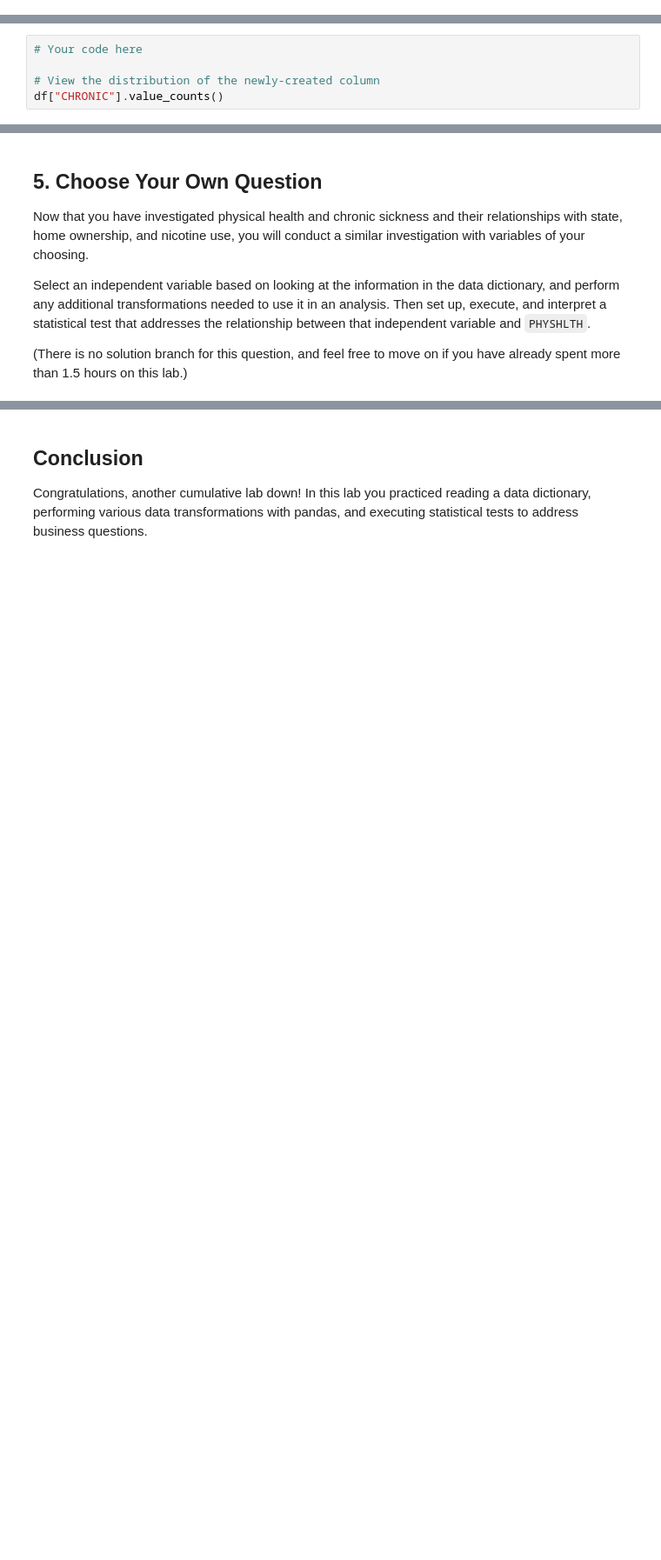
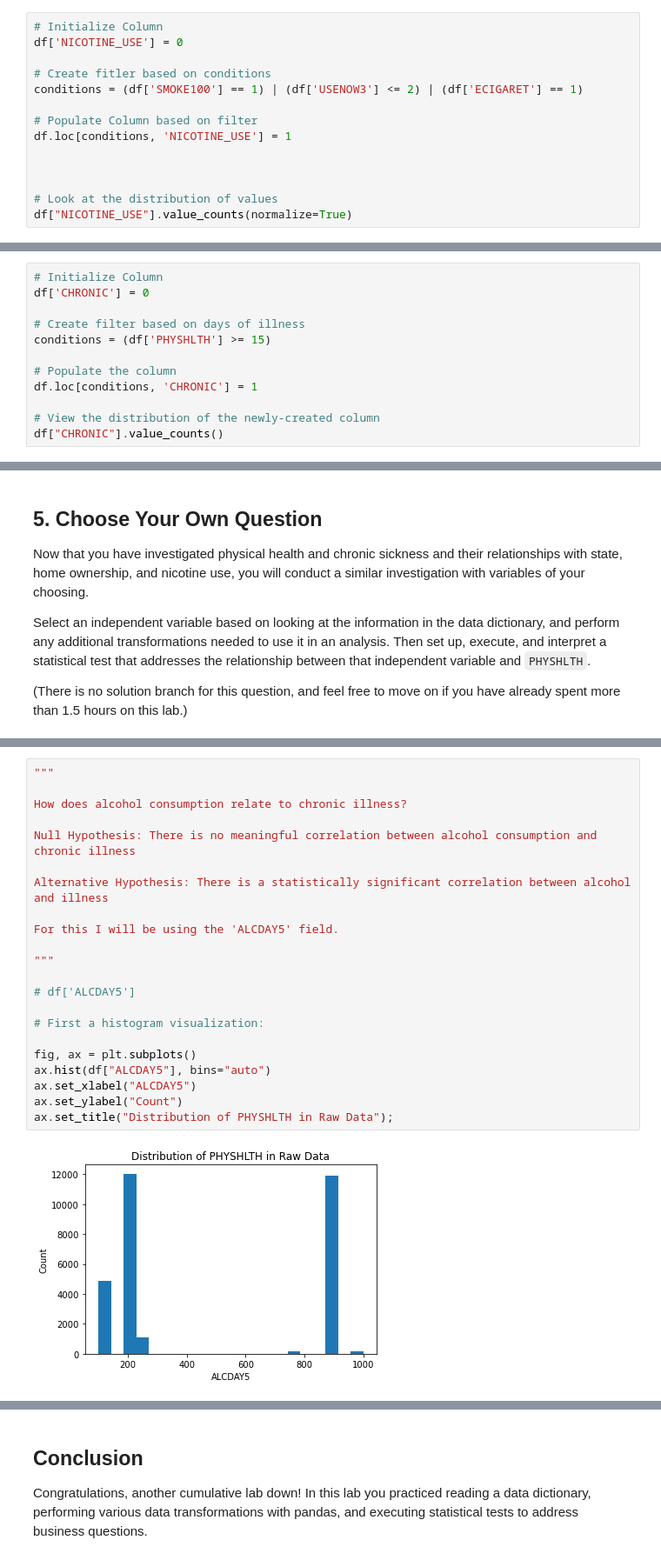
Before and after one commit to thegrandblooms/dsc-hypothesis-testing-lab, a Jupyter notebook: index.ipynb, the cells around one changed output, grey strips where cells are left out. Shown at 87% size. Saved outputs shown, nothing was run; the diff lists cells and outputs as text; blank space fills up the shorter version.

```diff
--- a/index.ipynb
+++ b/index.ipynb
@@ -295,0 +459,14 @@ df["NICOTINE_USE"].value_counts(normalize=True)
+# %%
+# Initialize Column
+df['NICOTINE_USE'] = 0
+
+# Create fitler based on conditions
+conditions = (df['SMOKE100'] == 1) | (df['USENOW3'] <= 2) | (df['ECIGARET'] == 1)
+
+# Populate Column based on filter
+df.loc[conditions, 'NICOTINE_USE'] = 1
+
+
+
+# Look at the distribution of values
+df["NICOTINE_USE"].value_counts(normalize=True)
@@ -298,7 +489,14 @@ This time, let's treat health status as a categorical variable. We'll say that a
 
 In the cell below, create a new column of `df` called `CHRONIC`, which is 0 for records where `PHYSHLTH` is less than 15, and 1 for records where `PHYSHLTH` is 15 or more.
 # %%
-# Your code here
+# Initialize Column
+df['CHRONIC'] = 0
+
+# Create filter based on days of illness
+conditions = (df['PHYSHLTH'] >= 15)
+
+# Populate the column
+df.loc[conditions, 'CHRONIC'] = 1
 
 # View the distribution of the newly-created column
 df["CHRONIC"].value_counts()
@@ -345,0 +588,24 @@ Select an independent variable based on looking at the information in the data d
+# %%
+"""
+
+How does alcohol consumption relate to chronic illness?
+
+Null Hypothesis: There is no meaningful correlation between alcohol consumption and chronic illness
+
+Alternative Hypothesis: There is a statistically significant correlation between alcohol and illness
+
+For this I will be using the 'ALCDAY5' field.
+
+"""
+
+# df['ALCDAY5']
+
+# First a histogram visualization:
+
+fig, ax = plt.subplots()
+ax.hist(df["ALCDAY5"], bins="auto")
+ax.set_xlabel("ALCDAY5")
+ax.set_ylabel("Count")
+ax.set_title("Distribution of PHYSHLTH in Raw Data");
+# %% [output]
+[figure, added]
```
Also changed, not shown: parts of 50 cells of this notebook.
